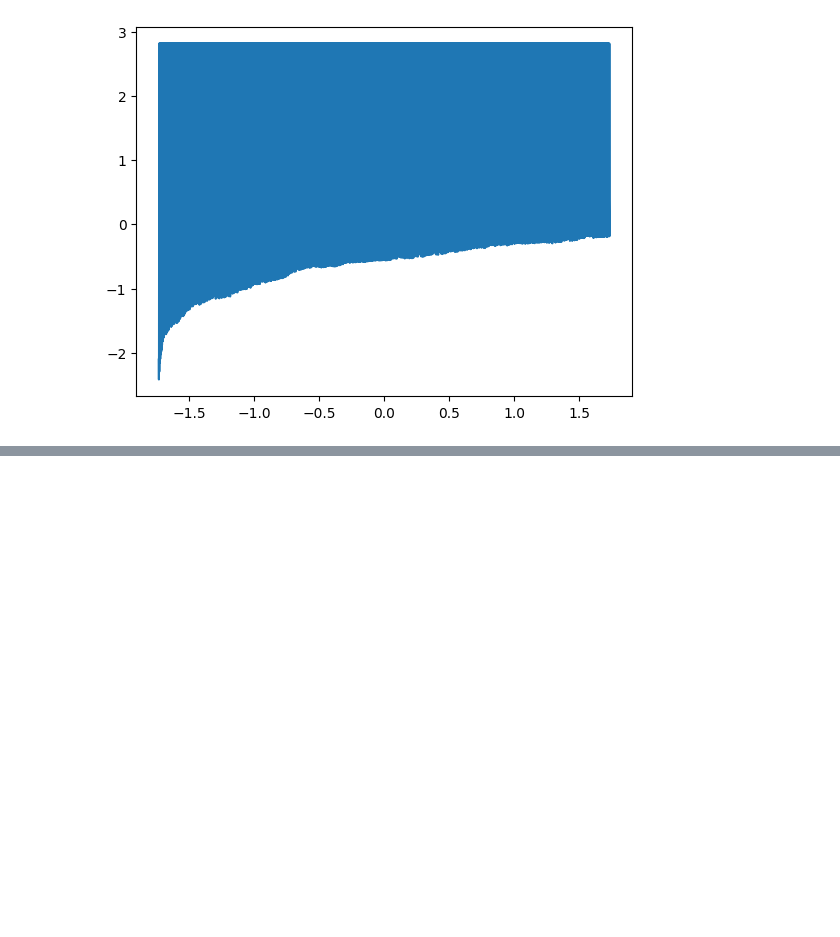
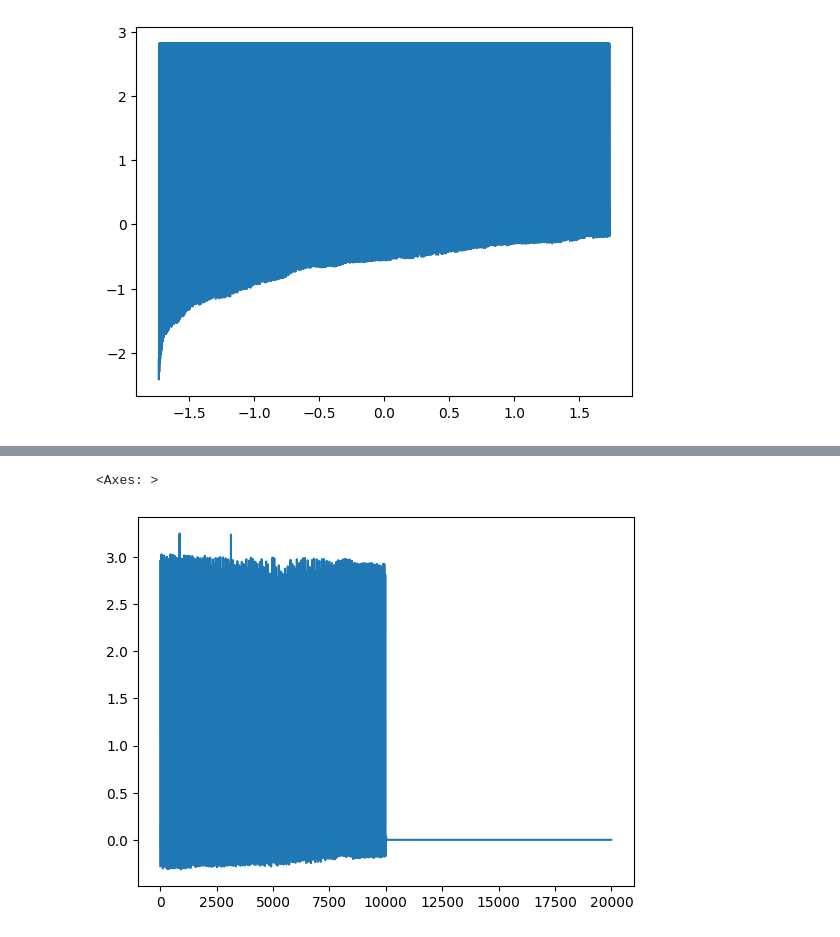
Before and after one commit to enfycius/cement-based, a Jupyter notebook: analysis.ipynb, the cells around one changed output, grey strips where cells are left out. Saved outputs shown, nothing was run; the diff lists cells and outputs as text; code cells hidden in the pictures; blank space fills up the shorter version.

```diff
--- a/analysis.ipynb
+++ b/analysis.ipynb
@@ -122,0 +220,9 @@ plt.plot(XTrain_scaled[:, 0], XTrain_scaled[:, 1])
+# %%
+fcast = model_fit.predict(start=len(XTrain_scaled) - 10000, end=len(XTrain_scaled) + len(XTest_scaled) - 1)
+# %%
+fcast = pd.Series(fcast)
+# %%
+fcast.plot()
+# %% [output]
+<Axes: >
+[figure, added]
```
Also changed, not shown: parts of 27 cells of this notebook.
